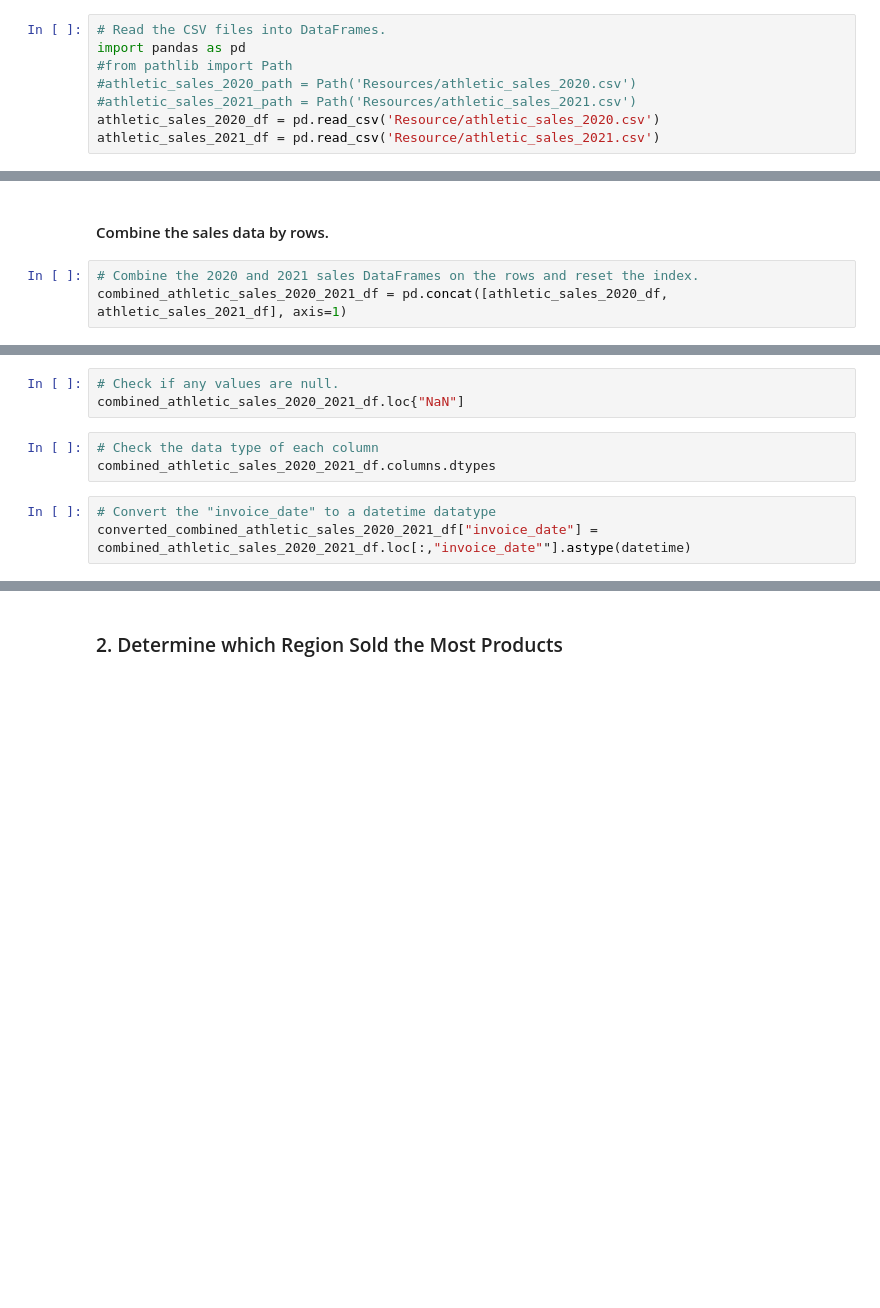
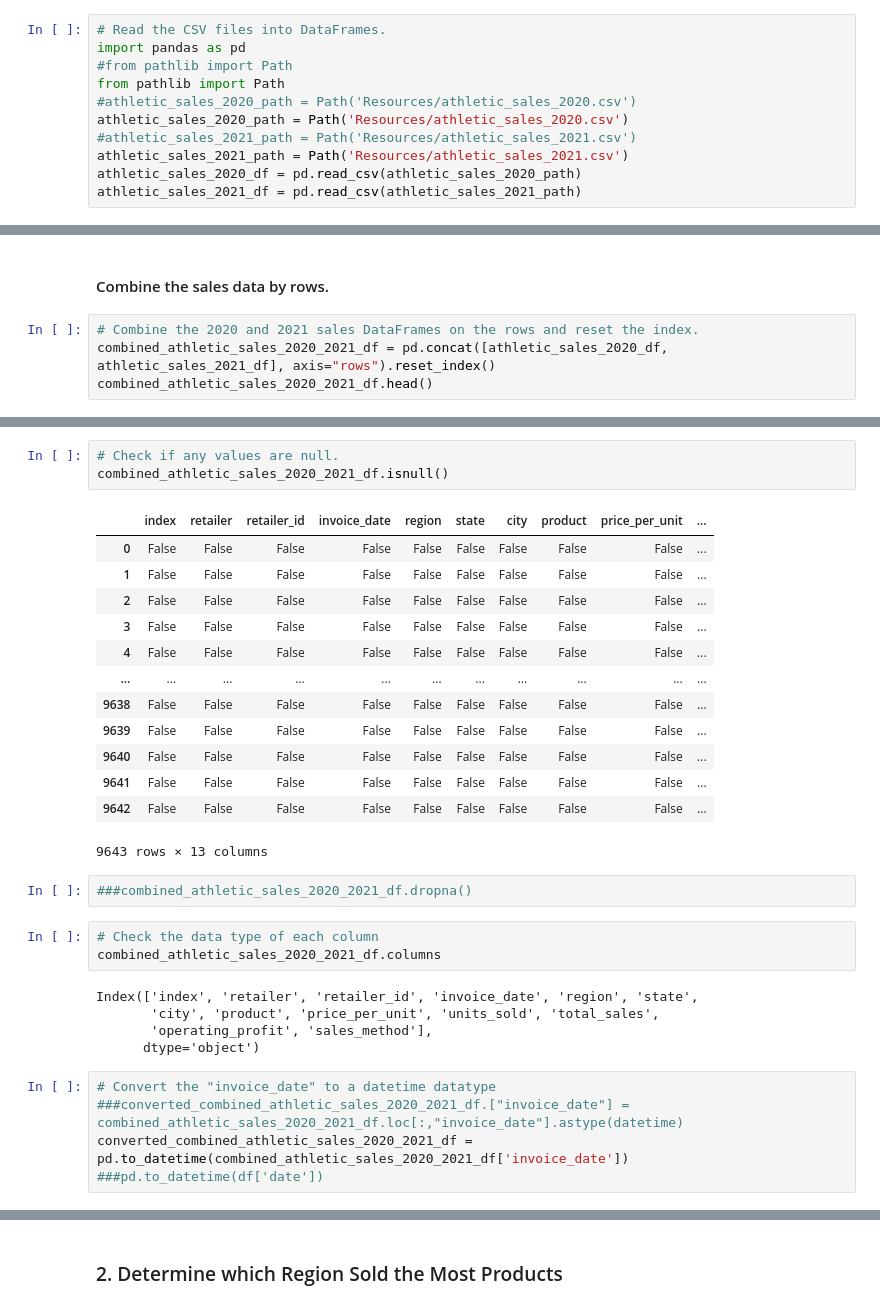
Before and after one commit to zhongzheshen/athletic_sales_analysis, a Jupyter notebook: athletic_sales_analysis_starter_code.ipynb, the cells around one changed output, grey strips where cells are left out. Saved outputs shown, nothing was run; the diff lists cells and outputs as text; blank space fills up the shorter version.

```diff
--- a/athletic_sales_analysis_starter_code.ipynb
+++ b/athletic_sales_analysis_starter_code.ipynb
@@ -8,10 +8,13 @@ import pandas as pd
 # Read the CSV files into DataFrames.
 import pandas as pd
 #from pathlib import Path
+from pathlib import Path
 #athletic_sales_2020_path = Path('Resources/athletic_sales_2020.csv')
+athletic_sales_2020_path = Path('Resources/athletic_sales_2020.csv')
 #athletic_sales_2021_path = Path('Resources/athletic_sales_2021.csv')
-athletic_sales_2020_df = pd.read_csv('Resource/athletic_sales_2020.csv')
-athletic_sales_2021_df = pd.read_csv('Resource/athletic_sales_2021.csv')
+athletic_sales_2021_path = Path('Resources/athletic_sales_2021.csv')
+athletic_sales_2020_df = pd.read_csv(athletic_sales_2020_path)
+athletic_sales_2021_df = pd.read_csv(athletic_sales_2021_path)
 # %%
 # Display the 2020 sales DataFrame
 athletic_sales_2020_df.head()
@@ -30,4 +75,5 @@ athletic_sales_2021_df
 #### Combine the sales data by rows.
 # %%
 # Combine the 2020 and 2021 sales DataFrames on the rows and reset the index.
-combined_athletic_sales_2020_2021_df = pd.concat([athletic_sales_2020_df, athletic_sales_2021_df], axis=1)
+combined_athletic_sales_2020_2021_df = pd.concat([athletic_sales_2020_df, athletic_sales_2021_df], axis="rows").reset_index()
+combined_athletic_sales_2020_2021_df.head()
@@ -34,11 +96,34 @@ combined_athletic_sales_2020_2021_df = pd.concat([athletic_sales_2020_df, athlet
 # %%
 # Check if any values are null.
-combined_athletic_sales_2020_2021_df.loc{"NaN"]
+combined_athletic_sales_2020_2021_df.isnull()
+# %% [output]
+|  | index | retailer | retailer_id | invoice_date | region | state | city | product | price_per_unit | ... |
+| 0 | False | False | False | False | False | False | False | False | False | ... |
+| 1 | False | False | False | False | False | False | False | False | False | ... |
+| 2 | False | False | False | False | False | False | False | False | False | ... |
+| 3 | False | False | False | False | False | False | False | False | False | ... |
+| 4 | False | False | False | False | False | False | False | False | False | ... |
+| ... | ... | ... | ... | ... | ... | ... | ... | ... | ... | ... |
+| 9638 | False | False | False | False | False | False | False | False | False | ... |
+| 9639 | False | False | False | False | False | False | False | False | False | ... |
+| 9640 | False | False | False | False | False | False | False | False | False | ... |
+| 9641 | False | False | False | False | False | False | False | False | False | ... |
+| 9642 | False | False | False | False | False | False | False | False | False | ... |
+9643 rows × 13 columns
+# %%
+###combined_athletic_sales_2020_2021_df.dropna()
 # %%
 # Check the data type of each column
-combined_athletic_sales_2020_2021_df.columns.dtypes
+combined_athletic_sales_2020_2021_df.columns
+# %% [output]
+Index(['index', 'retailer', 'retailer_id', 'invoice_date', 'region', 'state',
+       'city', 'product', 'price_per_unit', 'units_sold', 'total_sales',
+       'operating_profit', 'sales_method'],
+      dtype='object')
 # %%
 # Convert the "invoice_date" to a datetime datatype
-converted_combined_athletic_sales_2020_2021_df["invoice_date"] = combined_athletic_sales_2020_2021_df.loc[:,"invoice_date""].astype(datetime)
+###converted_combined_athletic_sales_2020_2021_df.["invoice_date"] = combined_athletic_sales_2020_2021_df.loc[:,"invoice_date"].astype(datetime)
+converted_combined_athletic_sales_2020_2021_df = pd.to_datetime(combined_athletic_sales_2020_2021_df['invoice_date'])
+###pd.to_datetime(df['date'])
 # %%
 # Confirm that the "invoice_date" data type has been changed.
```
Also changed, not shown: parts of 22 cells of this notebook.
